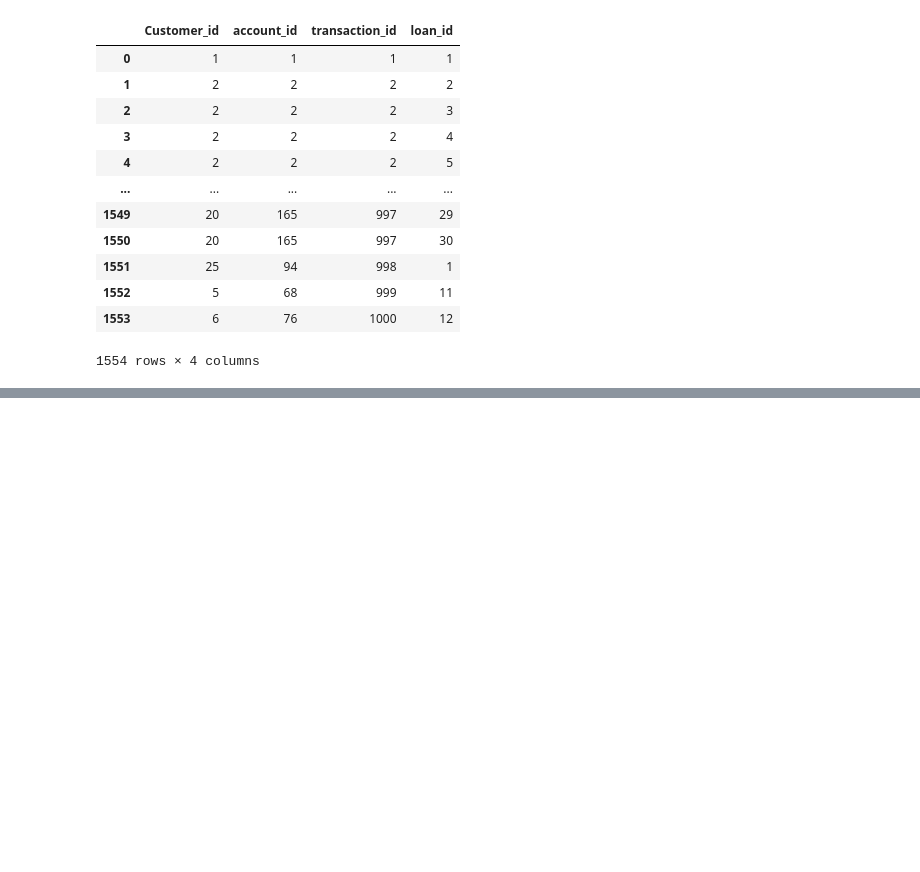
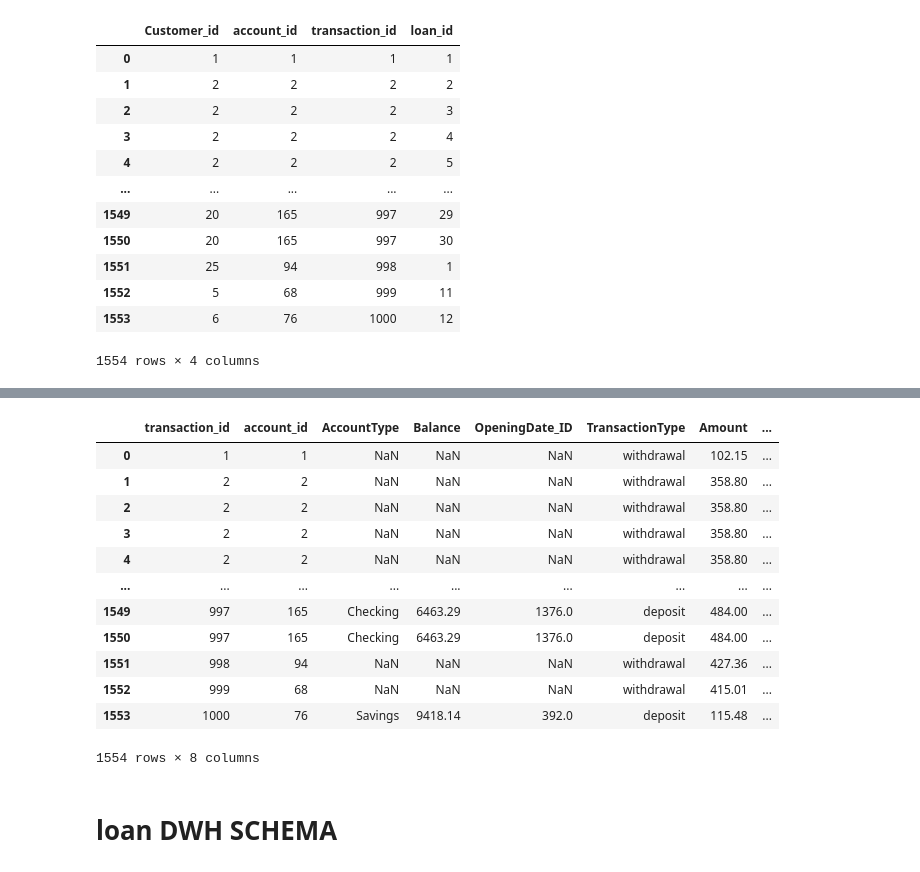
Before and after one commit to kovikov/zulo_bank_setup, a Jupyter notebook: zulo_bank_notebook.ipynb, the cells around one changed output, grey strips where cells are left out. Cells and saved outputs as stored; diff of their text form; code cells hidden in the pictures; blank space fills up the shorter version.

```diff
--- a/zulo_bank_notebook.ipynb
+++ b/zulo_bank_notebook.ipynb
@@ -190,0 +235,7 @@ zulo_bank
+# %%
+# Account table 2NF to 3NF
+account["OpeningDate"] = pd.to_datetime(account['OpeningDate']).dt.date
+account = account.merge(date_dim, left_on='OpeningDate', right_on='date', how='inner') \
+                  .rename(columns={'date_id': 'OpeningDate_ID'}) \
+                  .reset_index(drop=True) \
+                    [['account_id', 'AccountType', 'Balance', 'OpeningDate_ID']]
@@ -190,0 +258,7 @@ zulo_bank
+# %%
+# transaction table 2NF to 3NF
+transaction  ['TransactionDate'] = pd.to_datetime(transaction['TransactionDate']).dt.date
+transaction = transaction.merge(date_dim, left_on='TransactionDate', right_on='date', how='inner') \
+                         .rename(columns={'date_id': 'TransactionDate_ID'}) \
+                         .reset_index(drop=True) \
+                         [['transaction_id', 'TransactionType', 'Amount', 'TransactionDate_ID']]
@@ -190,0 +322,7 @@ zulo_bank
+# %%
+Transaction_dim = transaction[['transaction_id', 'TransactionType', 'Amount', 'TransactionDate_ID']].copy().drop_duplicates().reset_index(drop=True)
+account_dim = account[['account_id', 'AccountType', 'Balance', 'OpeningDate_ID']].copy().drop_duplicates().reset_index(drop=True)
+
+transaction_fact_table = zulo_bank.merge(Transaction_dim, on='transaction_id', how='left') \
+                                 .merge(account_dim, on='account_id', how='left') \
+                                 [['transaction_id', 'account_id', 'AccountType', 'Balance', 'OpeningDate_ID', 'TransactionType', 'Amount', 'TransactionDate_ID']]
@@ -190,0 +345,16 @@ zulo_bank
+# %%
+transaction_fact_table
+# %% [output]
+|  | transaction_id | account_id | AccountType | Balance | OpeningDate_ID | TransactionType | Amount | ... |
+| 0 | 1 | 1 | NaN | NaN | NaN | withdrawal | 102.15 | ... |
+| 1 | 2 | 2 | NaN | NaN | NaN | withdrawal | 358.80 | ... |
+| 2 | 2 | 2 | NaN | NaN | NaN | withdrawal | 358.80 | ... |
+| 3 | 2 | 2 | NaN | NaN | NaN | withdrawal | 358.80 | ... |
+| 4 | 2 | 2 | NaN | NaN | NaN | withdrawal | 358.80 | ... |
+| ... | ... | ... | ... | ... | ... | ... | ... | ... |
+| 1549 | 997 | 165 | Checking | 6463.29 | 1376.0 | deposit | 484.00 | ... |
+| 1550 | 997 | 165 | Checking | 6463.29 | 1376.0 | deposit | 484.00 | ... |
+| 1551 | 998 | 94 | NaN | NaN | NaN | withdrawal | 427.36 | ... |
+| 1552 | 999 | 68 | NaN | NaN | NaN | withdrawal | 415.01 | ... |
+| 1553 | 1000 | 76 | Savings | 9418.14 | 392.0 | deposit | 115.48 | ... |
+1554 rows × 8 columns
@@ -190,0 +367,2 @@ zulo_bank
+# %% [markdown]
+# loan DWH SCHEMA
```
Also changed, not shown: parts of 28 cells of this notebook, 12 other files.
